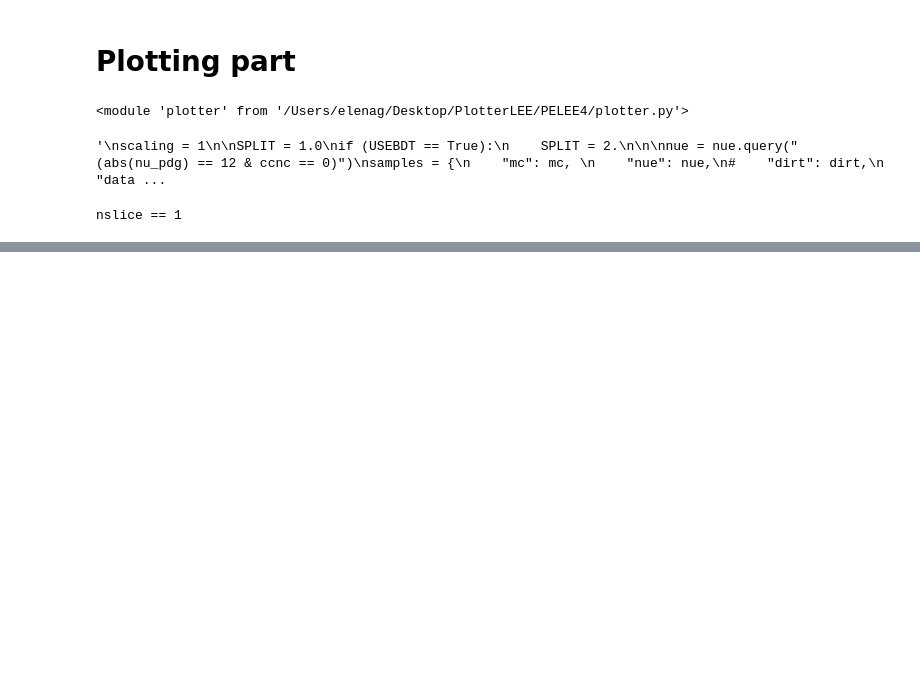
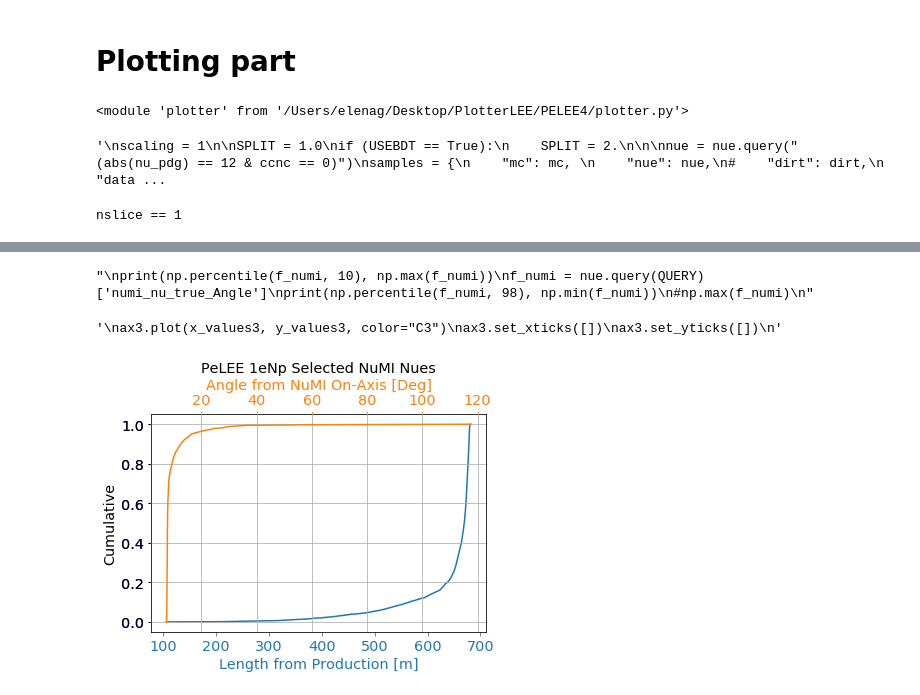
Before and after one commit to ubneutrinos/PELEE, a Jupyter notebook: PlotterNuMIBDT1eNpFullDataSetNueIntrinsic.ipynb, the cells around one changed output, grey strips where cells are left out. Saved outputs shown, nothing was run; the diff lists cells and outputs as text; code cells hidden in the pictures; blank space fills up the shorter version.

```diff
--- a/PlotterNuMIBDT1eNpFullDataSetNueIntrinsic.ipynb
+++ b/PlotterNuMIBDT1eNpFullDataSetNueIntrinsic.ipynb
@@ -967,0 +1009,59 @@ nu_pdg==12 and nslice == 1 and selected == 1 and shr_energy_tot_cali > 0.07 and
+# %%
+QUERY = "nu_pdg==12"
+QUERY = "nu_pdg==12" +" and "+NPLCUTQ +" and "+ BDTCQ
+f_numi = nue.query(QUERY)['numi_nu_true_Angle']
+angleX = np.sort(f_numi)
+angleY = angleX.cumsum()/angleX.sum()
+
+f_numi = nue.query(QUERY)['baseline']
+L_X = np.sort(f_numi)
+#L_sX = L_X[::-1]
+L_Y = L_X.cumsum()/L_X.sum()
+
+'''
+print(np.percentile(f_numi, 10), np.max(f_numi))
+f_numi = nue.query(QUERY)['numi_nu_true_Angle']
+print(np.percentile(f_numi, 98), np.min(f_numi))
+#np.max(f_numi)
+'''
+# %% [output]
+"\nprint(np.percentile(f_numi, 10), np.max(f_numi))\nf_numi = nue.query(QUERY)['numi_nu_true_Angle']\nprint(np.percentile(f_numi, 98), np.min(f_numi))\n#np.max(f_numi)\n"
+# %%
+import matplotlib.pyplot as plt
+
+x_values1=L_X
+y_values1=L_Y
+
+x_values2=angleX
+y_values2=angleY
+
+fig=plt.figure()
+ax=fig.add_subplot(111, label="1")
+ax2=fig.add_subplot(111, label="2", frame_on=False)
+
+ax.plot(x_values1, y_values1, color="C0")
+ax.set_xlabel("Length from Production [m]", color="C0")
+ax.set_ylabel("Cumulative")
+ax.tick_params(axis='x', colors="C0")
+ax.tick_params(axis='y', colors="b")
+
+ax2.plot(x_values2, y_values2, color="C1")
+ax2.xaxis.tick_top()
+#ax2.yaxis.tick_right()
+ax2.set_xlabel('Angle from NuMI On-Axis [Deg]', color="C1")
+ax2.xaxis.set_label_position('top')
+#ax2.yaxis.set_label_position('right')
+ax2.tick_params(axis='x', colors="C1")
+#ax2.tick_params(axis='y', colors="C1")
+plt.grid()
+plt.title('All NuMI Nues')
+plt.title('PeLEE 1eNp Selected NuMI Nues')
+
+'''
+ax3.plot(x_values3, y_values3, color="C3")
+ax3.set_xticks([])
+ax3.set_yticks([])
+'''
+# %% [output]
+'\nax3.plot(x_values3, y_values3, color="C3")\nax3.set_xticks([])\nax3.set_yticks([])\n'
+[figure, added]
```
Also changed, not shown: parts of 12 cells of this notebook, 6 other files.
